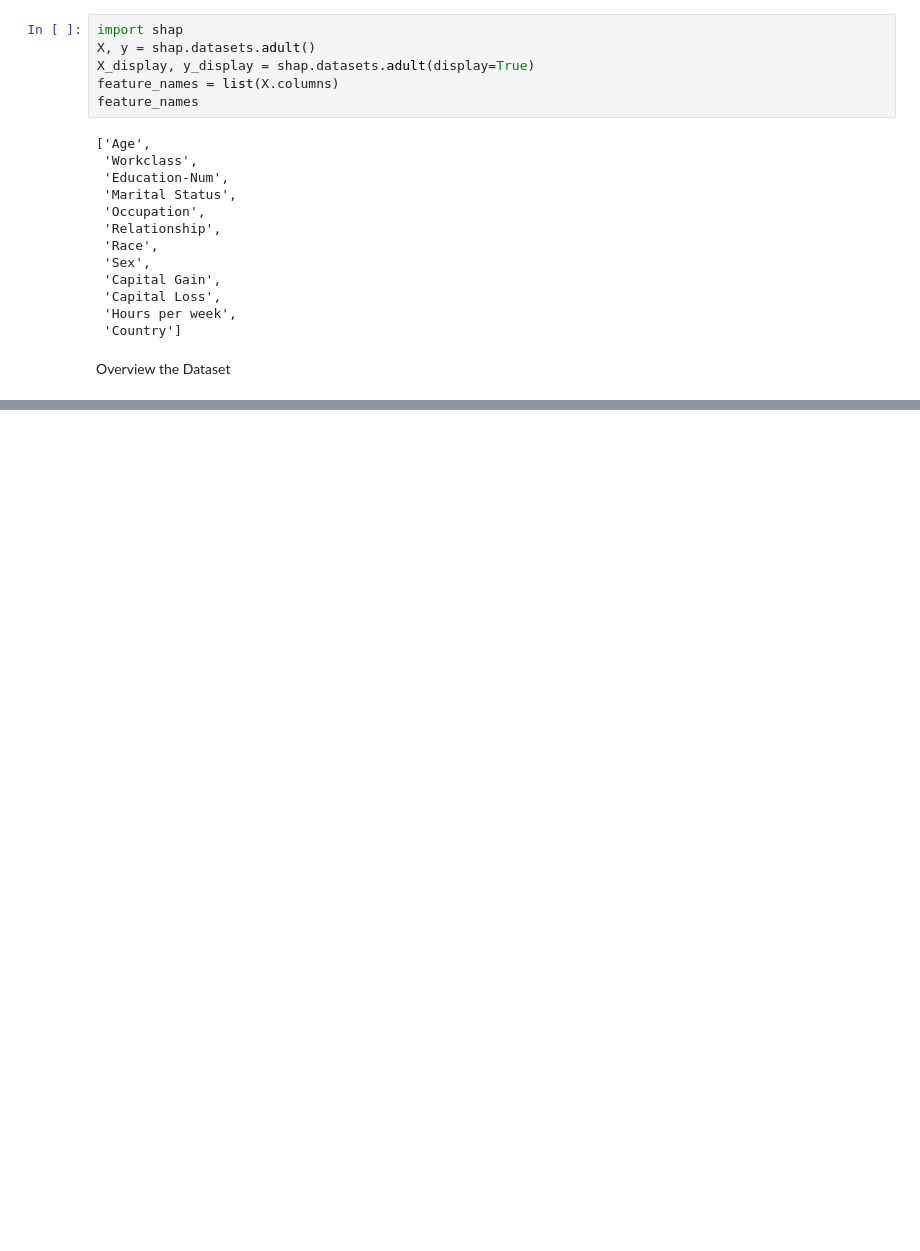
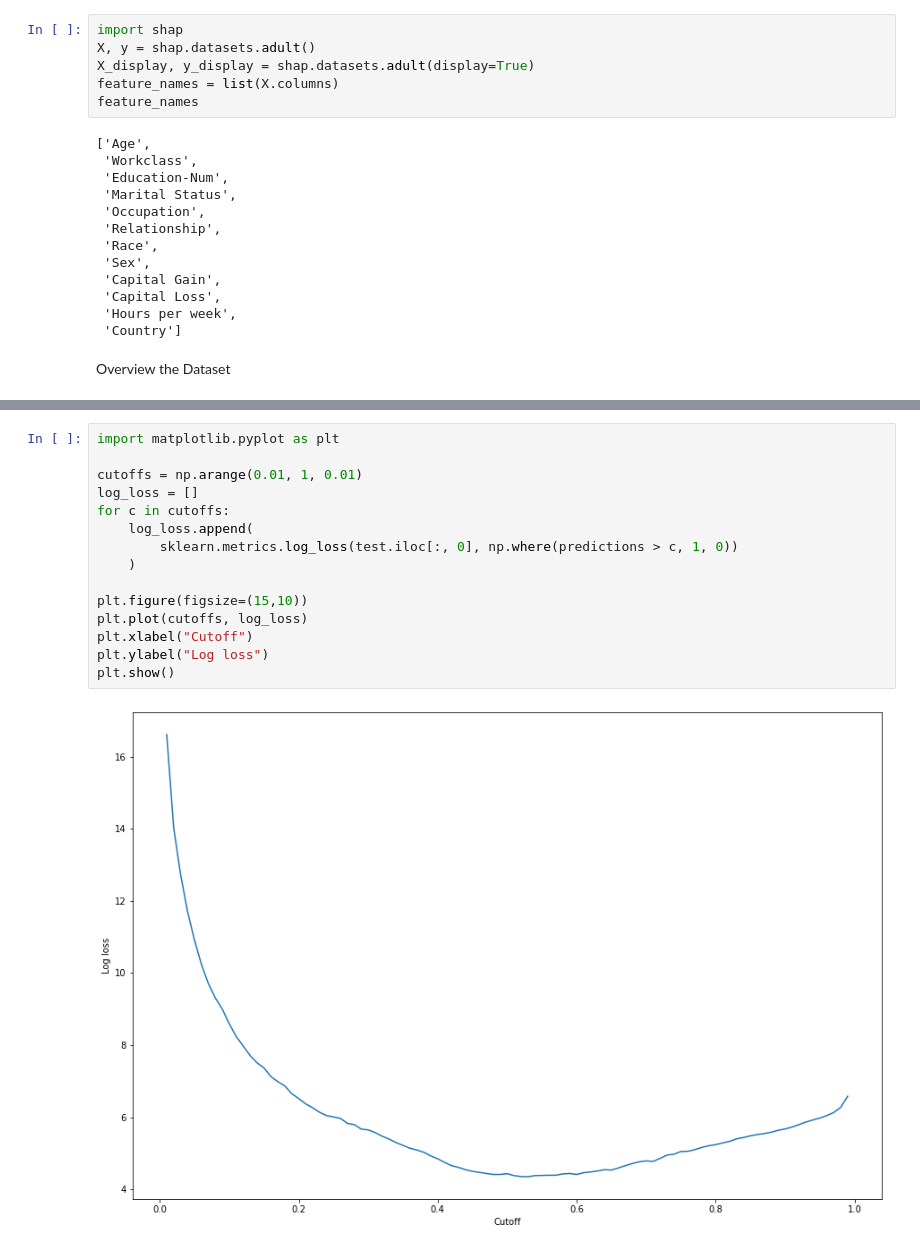
Before and after one commit to YushinJung-ATG/SageMaker-Demo, a Jupyter notebook: Tutorial-Demo.ipynb, the cells around one changed output, grey strips where cells are left out. Cells and saved outputs as stored; diff of their text form; blank space fills up the shorter version.

```diff
--- a/Tutorial-Demo.ipynb
+++ b/Tutorial-Demo.ipynb
@@ -33,0 +362,17 @@ IPython.Application.instance().kernel.do_shutdown(True)
+# %%
+import matplotlib.pyplot as plt
+
+cutoffs = np.arange(0.01, 1, 0.01)
+log_loss = []
+for c in cutoffs:
+    log_loss.append(
+        sklearn.metrics.log_loss(test.iloc[:, 0], np.where(predictions > c, 1, 0))
+    )
+
+plt.figure(figsize=(15,10))
+plt.plot(cutoffs, log_loss)
+plt.xlabel("Cutoff")
+plt.ylabel("Log loss")
+plt.show()
+# %% [output]
+[figure, added]
```
Also changed, not shown: parts of 46 cells of this notebook, 15 other files.
